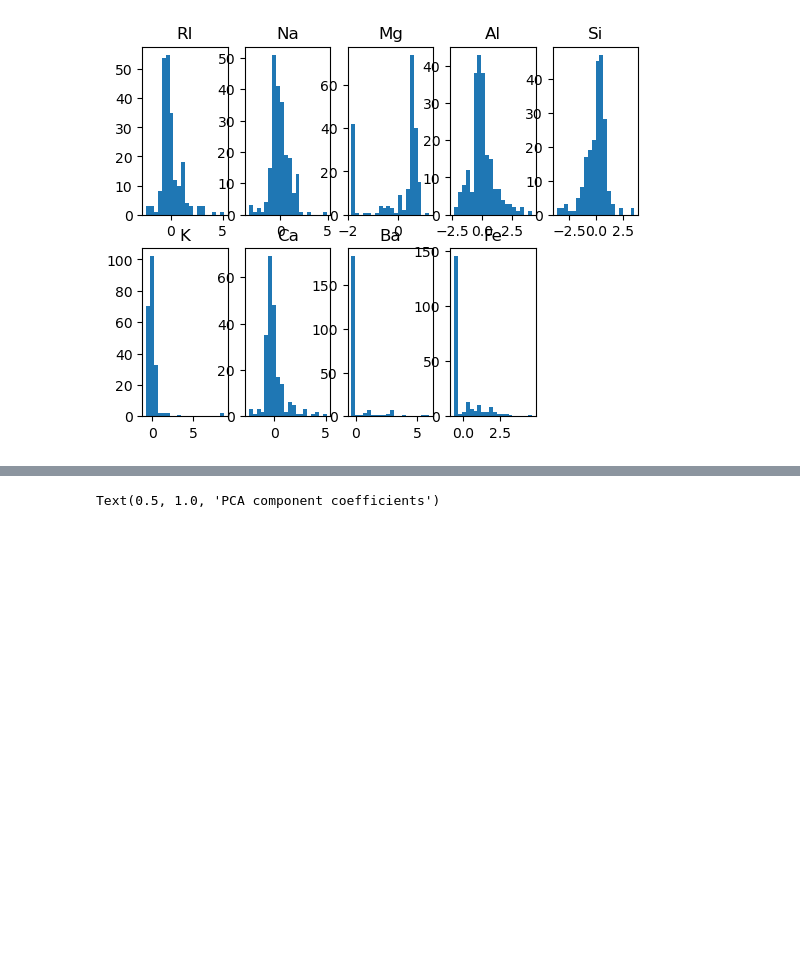
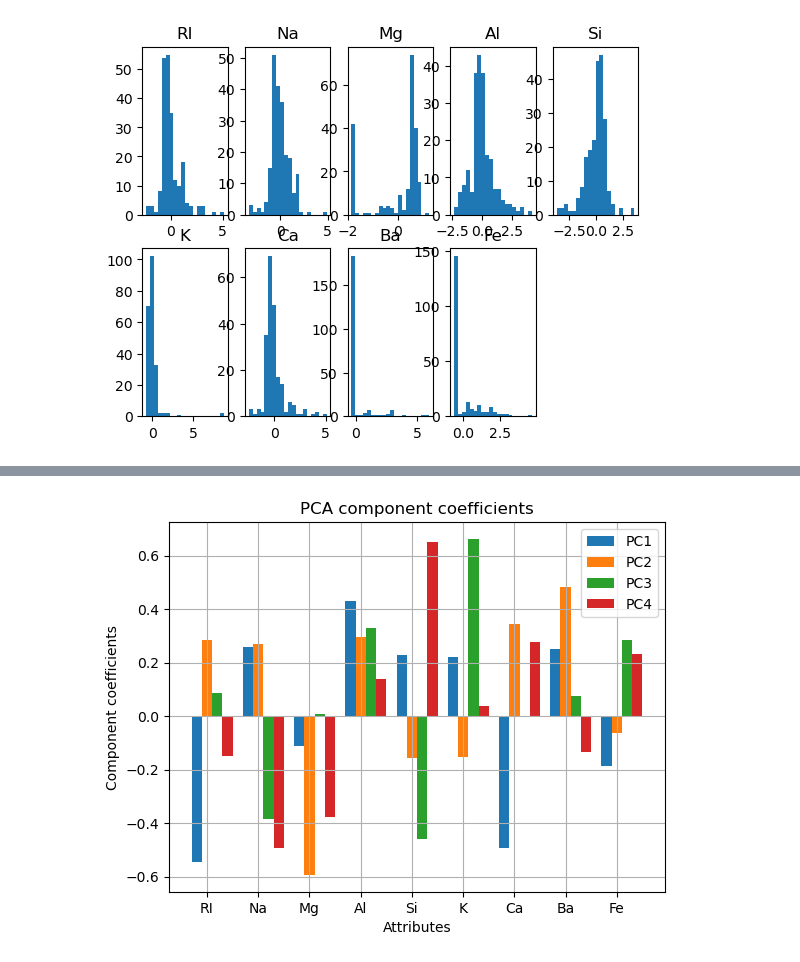
Before and after one commit to Magdk01/MLDM-Assignment-1, a Jupyter notebook: PCA.ipynb, the cells around one changed output, grey strips where cells are left out. Saved outputs shown, nothing was run; the diff lists cells and outputs as text; code cells hidden in the pictures; blank space fills up the shorter version.

```diff
--- a/PCA.ipynb
+++ b/PCA.ipynb
@@ -188,15 +176,15 @@ for idx1 in range(4):
 # %%
-PCA_base[:,0]
 
 rang = np.arange(1,10)
 bar_width = 0.20
 for i in range(4):
     plt.bar(rang+i*bar_width,PCA_base[:,i],width=bar_width)
 plt.legend(['PC1','PC2','PC3','PC4'])
 plt.grid()
 plt.xticks(rang+bar_width,list(data.columns))
 plt.xlabel('Attributes')
 plt.ylabel('Component coefficients')
 plt.title('PCA component coefficients')
+plt.show()
 # %% [output]
-Text(0.5, 1.0, 'PCA component coefficients')
+[figure, added]
```
Also changed, not shown: parts of 9 cells of this notebook.
